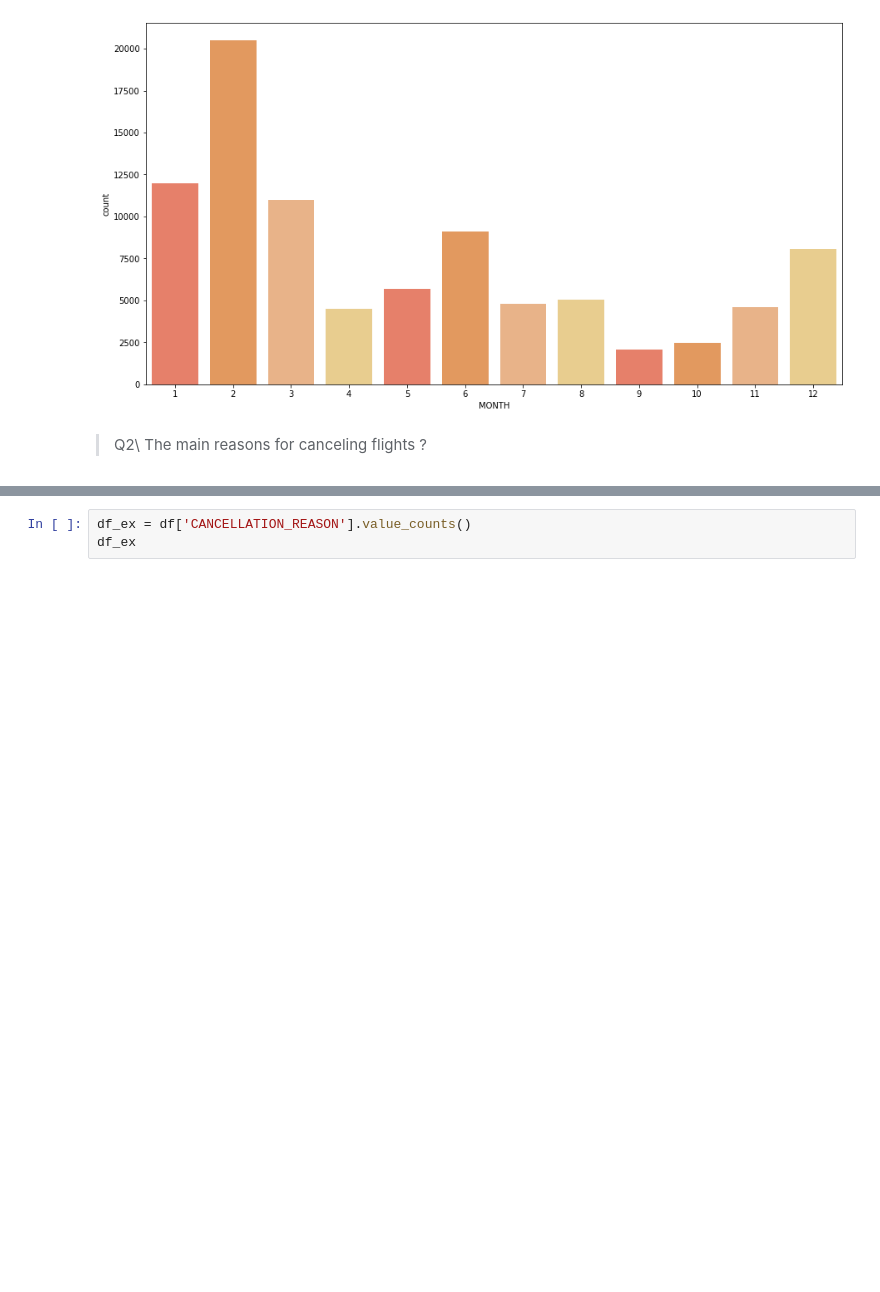
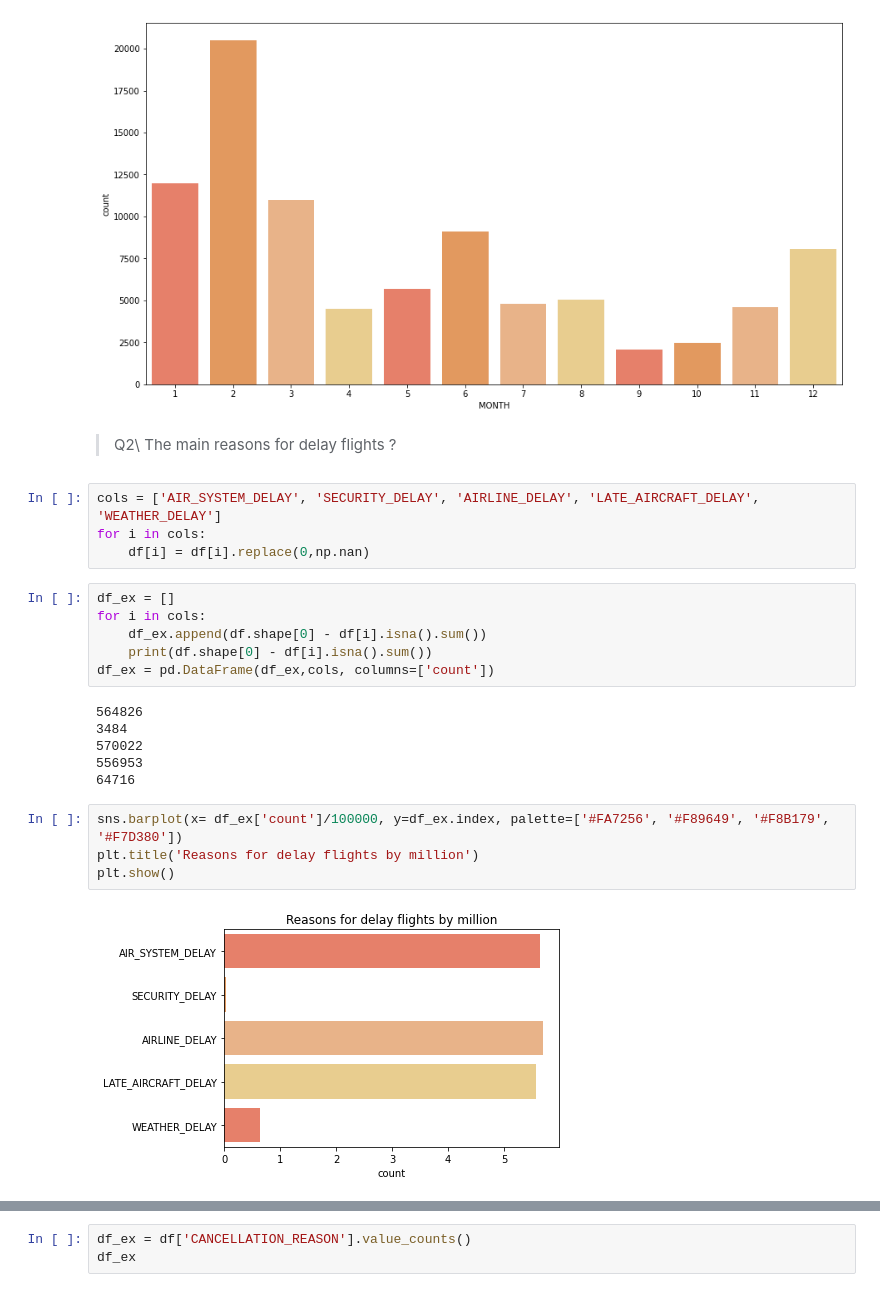
Before and after one commit to Yousef-Nasr/Flight-Cancellation-Classiffication, a Jupyter notebook: main.ipynb, the cells around one changed output, grey strips where cells are left out. Saved outputs shown, nothing was run; the diff lists cells and outputs as text; blank space fills up the shorter version.

```diff
--- a/main.ipynb
+++ b/main.ipynb
@@ -112,4 +112,26 @@ sns.countplot(df_ex['MONTH'], palette=['#FA7256', '#F89649', '#F8B179', '#F7D380
 <AxesSubplot:xlabel='MONTH', ylabel='count'>
 [figure]
 # %% [markdown]
-> Q2\ The main reasons for canceling flights ?
+> Q2\ The main reasons for delay flights ?
+# %%
+cols = ['AIR_SYSTEM_DELAY', 'SECURITY_DELAY', 'AIRLINE_DELAY', 'LATE_AIRCRAFT_DELAY', 'WEATHER_DELAY']
+for i in cols:
+    df[i] = df[i].replace(0,np.nan)
+# %%
+df_ex = []
+for i in cols:
+    df_ex.append(df.shape[0] - df[i].isna().sum())
+    print(df.shape[0] - df[i].isna().sum())
+df_ex = pd.DataFrame(df_ex,cols, columns=['count'])
+# %% [output]
+564826
+3484
+570022
+556953
+64716
+# %%
+sns.barplot(x= df_ex['count']/100000, y=df_ex.index, palette=['#FA7256', '#F89649', '#F8B179', '#F7D380'])
+plt.title('Reasons for delay flights by million')
+plt.show()
+# %% [output]
+[figure, added]
```
Also changed, not shown: parts of 15 cells of this notebook, 2 other files.
